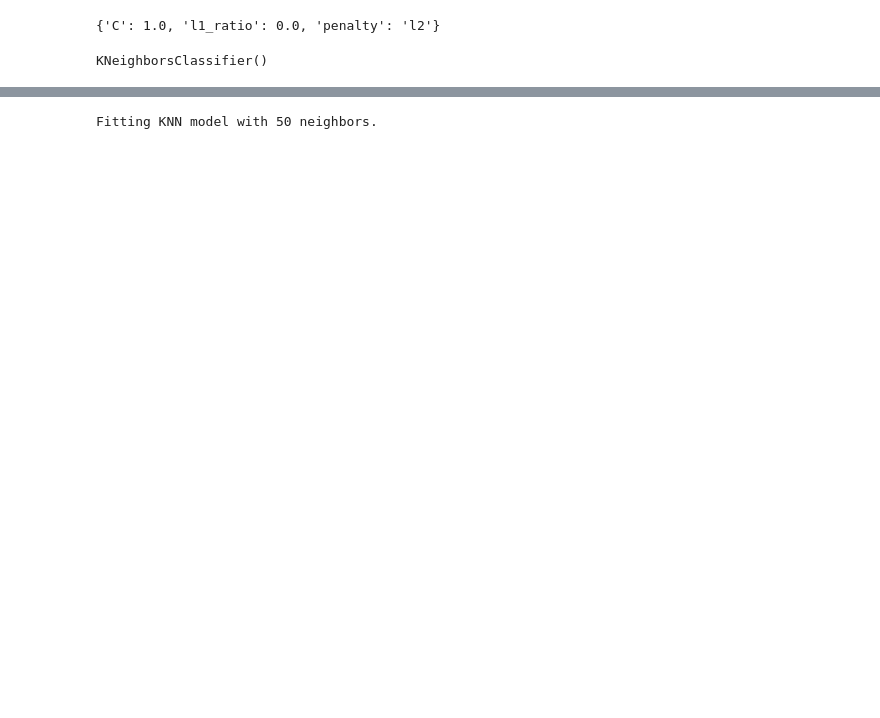
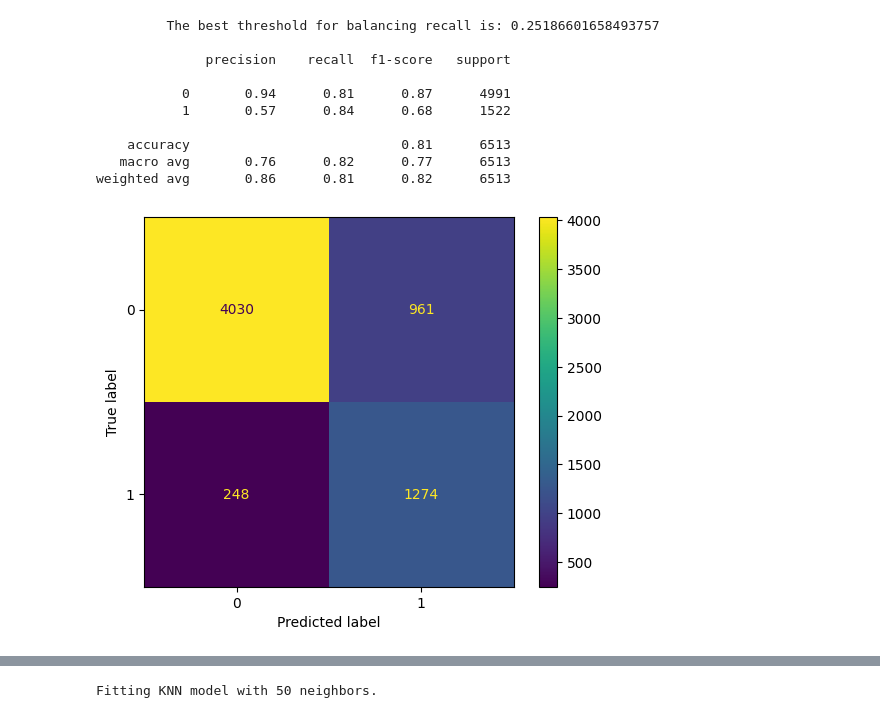
Before and after one commit to OmerSav/AdultCensusIncomeClassification, a Jupyter notebook: notebooks/0.2-os-train-models.ipynb, the cells around one changed output, grey strips where cells are left out. Drawn from its saved outputs; the diff is of its cells as text; code cells hidden in the pictures; blank space fills up the shorter version.

```diff
--- a/notebooks/0.2-os-train-models.ipynb
+++ b/notebooks/0.2-os-train-models.ipynb
@@ -138,4 +130,0 @@ PrecisionRecallDisplay.from_estimator(log_grid, X_test_scaled, y_test)
-# %%
-log_grid.best_params_
-# %% [output]
-{'C': 1.0, 'l1_ratio': 0.0, 'penalty': 'l2'}
@@ -146,4 +131,16 @@ knn_model = KNeighborsClassifier(n_neighbors=5)
-# %%
-knn_model.fit(X_train_scaled, y_train)
-# %% [output]
-KNeighborsClassifier()
+# %%
+log_best_threshold = find_threshold(log_scores['roc_curve'])
+_ = classification_scores(log_grid, X_test_scaled, y_test, log_best_threshold,
+                          plots=False)
+# %% [output]
+         The best threshold for balancing recall is: 0.25186601658493757
+
+              precision    recall  f1-score   support
+
+           0       0.94      0.81      0.87      4991
+           1       0.57      0.84      0.68      1522
+
+    accuracy                           0.81      6513
+   macro avg       0.76      0.82      0.77      6513
+weighted avg       0.86      0.81      0.82      6513
+[figure, added]
```
Also changed, not shown: parts of 81 cells of this notebook, 1 other file.
